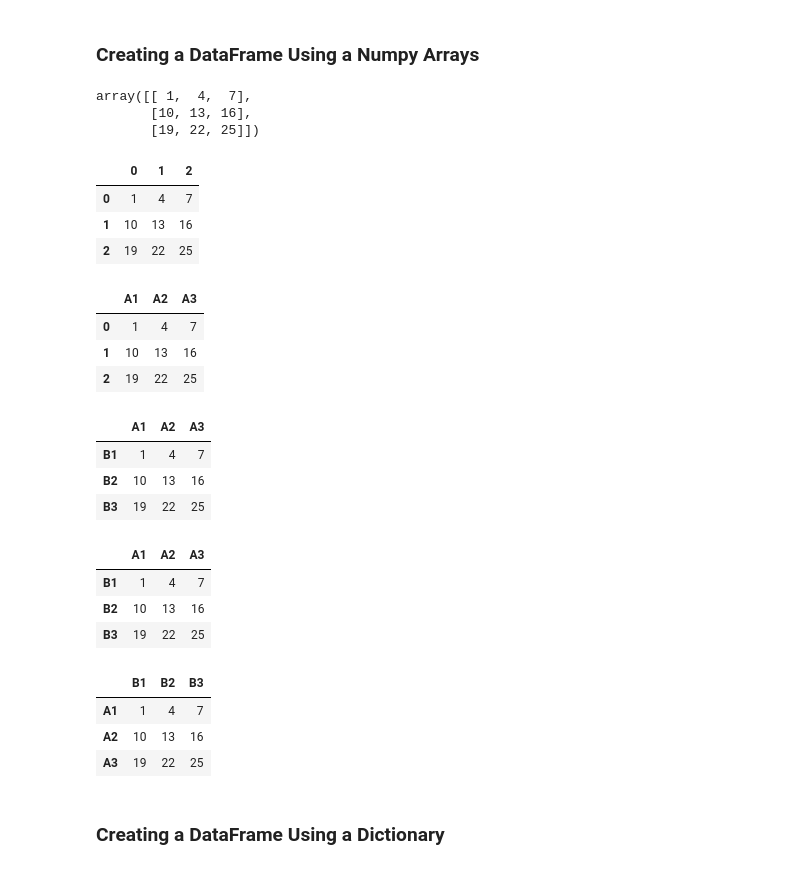
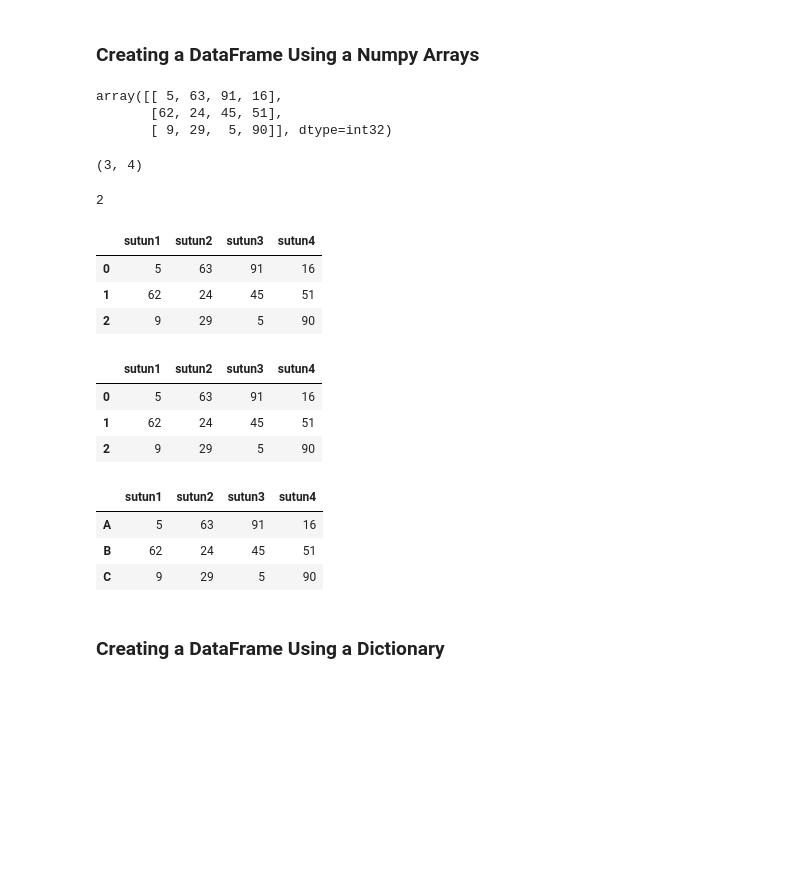
Before and after one commit to TarlanShukur/python_new, a Jupyter notebook: Pandas/Pandas_InClass_2 (Series Methods & DataFrames) 07.08.23.ipynb, the cells around one changed output. Cells and saved outputs as stored; diff of their text form; code cells hidden in the pictures; blank space fills up the shorter version.

```diff
--- a/Pandas/Pandas_InClass_2 (Series Methods & DataFrames) 07.08.23.ipynb
+++ b/Pandas/Pandas_InClass_2 (Series Methods & DataFrames) 07.08.23.ipynb
@@ -298,51 +277,43 @@ dtype: object
 # %% [markdown]
 ### Creating a DataFrame Using a Numpy Arrays
-# %%
-arr = np.arange(1,27,3).reshape(3,3)
-arr
-# %% [output]
-array([[ 1,  4,  7],
-       [10, 13, 16],
-       [19, 22, 25]])
+# %%
+np.random.seed(25)
+arr1 = np.random.randint(1,100, size=(3,4))
+arr1
+# %% [output]
+array([[ 5, 63, 91, 16],
+       [62, 24, 45, 51],
+       [ 9, 29,  5, 90]], dtype=int32)
+# %%
+arr1.shape
+# %% [output]
+(3, 4)
+# %%
+arr1.ndim
+# %% [output]
+2
+# %%
+pd.DataFrame(arr1,columns=["sutun1","sutun2","sutun3","sutun4"])
+# %% [output]
+|  | sutun1 | sutun2 | sutun3 | sutun4 |
+| 0 | 5 | 63 | 91 | 16 |
+| 1 | 62 | 24 | 45 | 51 |
+| 2 | 9 | 29 | 5 | 90 |
 # %%
-df = pd.DataFrame(arr)
+df = pd.DataFrame(arr1,columns=["sutun1","sutun2","sutun3","sutun4"])
 df
 # %% [output]
-|  | 0 | 1 | 2 |
-| 0 | 1 | 4 | 7 |
-| 1 | 10 | 13 | 16 |
-| 2 | 19 | 22 | 25 |
+|  | sutun1 | sutun2 | sutun3 | sutun4 |
+| 0 | 5 | 63 | 91 | 16 |
+| 1 | 62 | 24 | 45 | 51 |
+| 2 | 9 | 29 | 5 | 90 |
-# %%
-df = pd.DataFrame(data = arr, columns=["A1", "A2", "A3"])
-df
-# %% [output]
-|  | A1 | A2 | A3 |
-| 0 | 1 | 4 | 7 |
-| 1 | 10 | 13 | 16 |
-| 2 | 19 | 22 | 25 |
-# %%
-df = pd.DataFrame(data = arr, columns=["A1", "A2", "A3"], index=["B1", "B2", "B3"])
-df
-# %% [output]
-|  | A1 | A2 | A3 |
-| B1 | 1 | 4 | 7 |
-| B2 | 10 | 13 | 16 |
-| B3 | 19 | 22 | 25 |
-# %%
-df = pd.DataFrame(arr, ["B1", "B2", "B3"], ["A1", "A2", "A3"])
-df
-# %% [output]
-|  | A1 | A2 | A3 |
-| B1 | 1 | 4 | 7 |
-| B2 | 10 | 13 | 16 |
-| B3 | 19 | 22 | 25 |
-# %%
-df = pd.DataFrame(arr, ["A1", "A2", "A3"], ["B1", "B2", "B3"])
-df
-# %% [output]
-|  | B1 | B2 | B3 |
-| A1 | 1 | 4 | 7 |
-| A2 | 10 | 13 | 16 |
-| A3 | 19 | 22 | 25 |
+# %%
+df1 = pd.DataFrame(arr1,columns=["sutun1","sutun2","sutun3","sutun4"], index=["A","B","C"])
+df1
+# %% [output]
+|  | sutun1 | sutun2 | sutun3 | sutun4 |
+| A | 5 | 63 | 91 | 16 |
+| B | 62 | 24 | 45 | 51 |
+| C | 9 | 29 | 5 | 90 |
 # %% [markdown]
 ### Creating a DataFrame Using a Dictionary
```
Also changed, not shown: parts of 59 cells of this notebook, 2 other files.
